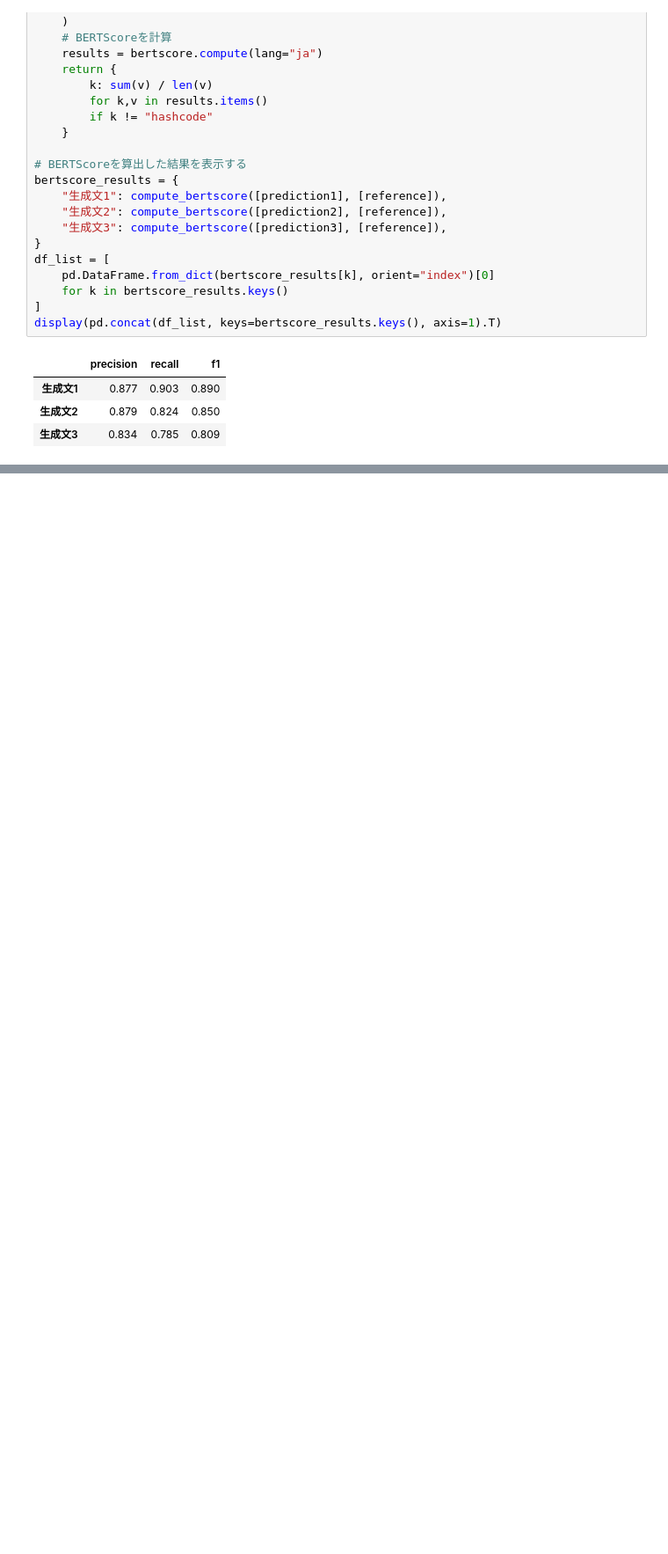
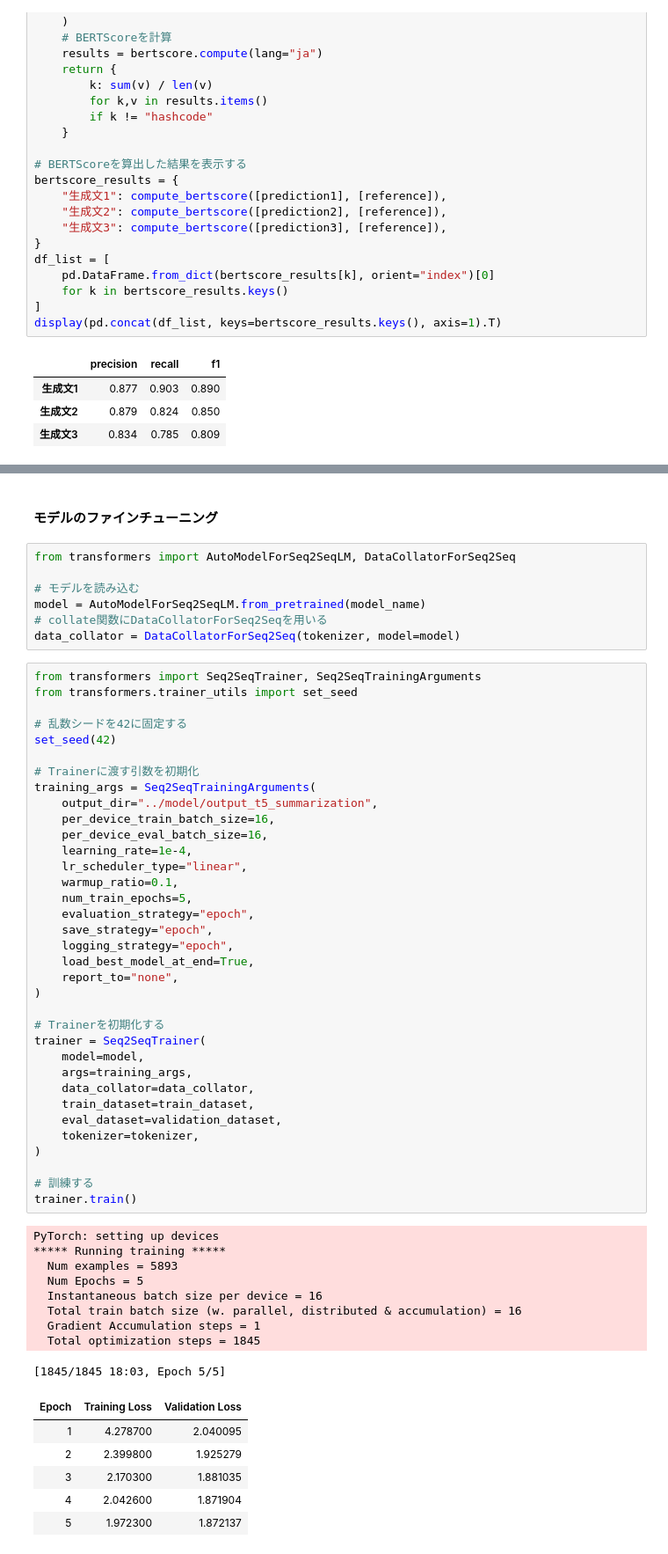
Before and after one commit to SY-256/llm-book, a Jupyter notebook: notebook/chapter7.ipynb, the cells around one changed output, grey strips where cells are left out. Shown: that part at 88% size. Saved outputs shown, nothing was run; the diff lists cells and outputs as text; blank space fills up the shorter version.

```diff
--- a/notebook/chapter7.ipynb
+++ b/notebook/chapter7.ipynb
@@ -338,0 +358,60 @@ display(pd.concat(df_list, keys=bertscore_results.keys(), axis=1).T)
+# %% [markdown]
+#### モデルのファインチューニング
+# %%
+from transformers import AutoModelForSeq2SeqLM, DataCollatorForSeq2Seq
+
+# モデルを読み込む
+model = AutoModelForSeq2SeqLM.from_pretrained(model_name)
+# collate関数にDataCollatorForSeq2Seqを用いる
+data_collator = DataCollatorForSeq2Seq(tokenizer, model=model)
+# %%
+from transformers import Seq2SeqTrainer, Seq2SeqTrainingArguments
+from transformers.trainer_utils import set_seed
+
+# 乱数シードを42に固定する
+set_seed(42)
+
+# Trainerに渡す引数を初期化
+training_args = Seq2SeqTrainingArguments(
+    output_dir="../model/output_t5_summarization",
+    per_device_train_batch_size=16,
+    per_device_eval_batch_size=16,
+    learning_rate=1e-4,
+    lr_scheduler_type="linear",
+    warmup_ratio=0.1,
+    num_train_epochs=5,
+    evaluation_strategy="epoch",
+    save_strategy="epoch",
+    logging_strategy="epoch",
+    load_best_model_at_end=True,
+    report_to="none",
+)
+
+# Trainerを初期化する
+trainer = Seq2SeqTrainer(
+    model=model,
+    args=training_args,
+    data_collator=data_collator,
+    train_dataset=train_dataset,
+    eval_dataset=validation_dataset,
+    tokenizer=tokenizer,
+)
+
+# 訓練する
+trainer.train()
+# %% [output]
+PyTorch: setting up devices
+***** Running training *****
+  Num examples = 5893
+  Num Epochs = 5
+  Instantaneous batch size per device = 16
+  Total train batch size (w. parallel, distributed & accumulation) = 16
+  Gradient Accumulation steps = 1
+  Total optimization steps = 1845
+[1845/1845 18:03, Epoch 5/5]
+| Epoch | Training Loss | Validation Loss |
+| 1 | 4.278700 | 2.040095 |
+| 2 | 2.399800 | 1.925279 |
+| 3 | 2.170300 | 1.881035 |
+| 4 | 2.042600 | 1.871904 |
+| 5 | 1.972300 | 1.872137 |
```
Also changed, not shown: parts of 19 cells of this notebook.
